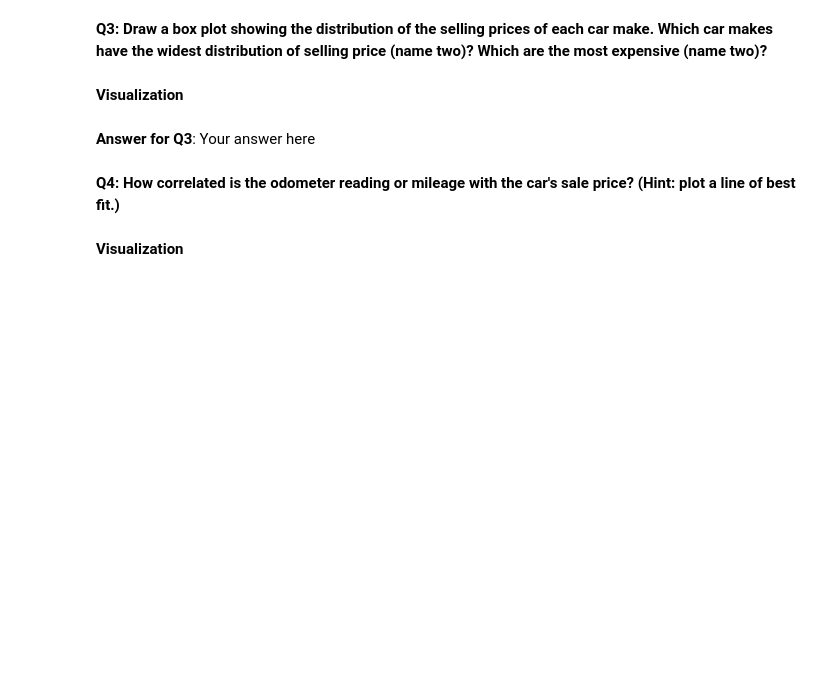
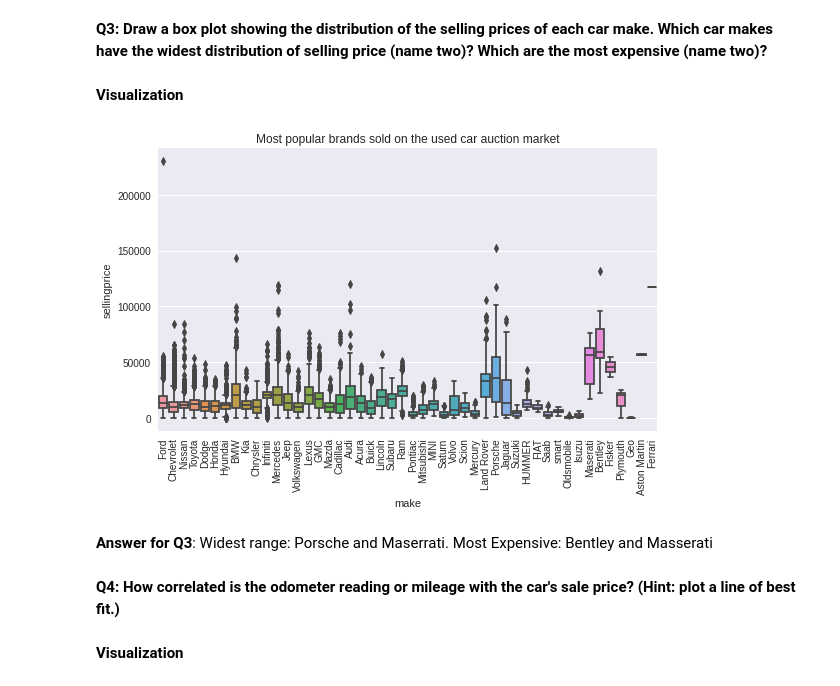
Before and after one commit to dinaamr01/seRep, a Jupyter notebook: Regression_Mini-Project.ipynb, the cells around one changed output. Cells and saved outputs as stored; diff of their text form; code cells hidden in the pictures; blank space fills up the shorter version.

```diff
--- a/Regression_Mini-Project.ipynb
+++ b/Regression_Mini-Project.ipynb
@@ -165,8 +177,15 @@ plt.tight_layout()
 **Q3: Draw a box plot showing the distribution of the selling prices of each car make. Which car makes have the widest distribution of selling price (name two)? Which are the most expensive (name two)?**
 # %% [markdown]
 **Visualization**
-# %% [markdown]
-**Answer for Q3**: Your answer here
+# %%
+top_to_bot = df.groupby('make').size().sort_values(ascending=False)
+sns.boxplot(x='make',y='sellingprice',data=df, order=top_to_bot.index).set(title='Most popular brands sold on the used car auction market')
+plt.xticks(rotation=90)
+plt.tight_layout()
+# %% [output]
+[figure, added]
+# %% [markdown]
+**Answer for Q3**: Widest range: Porsche and Maserrati. Most Expensive: Bentley and Masserati
 # %% [markdown]
 **Q4: How correlated is the odometer reading or mileage with the car's sale price? (Hint: plot a line of best fit.)**
 # %% [markdown]
```
Also changed, not shown: parts of 9 cells of this notebook.
